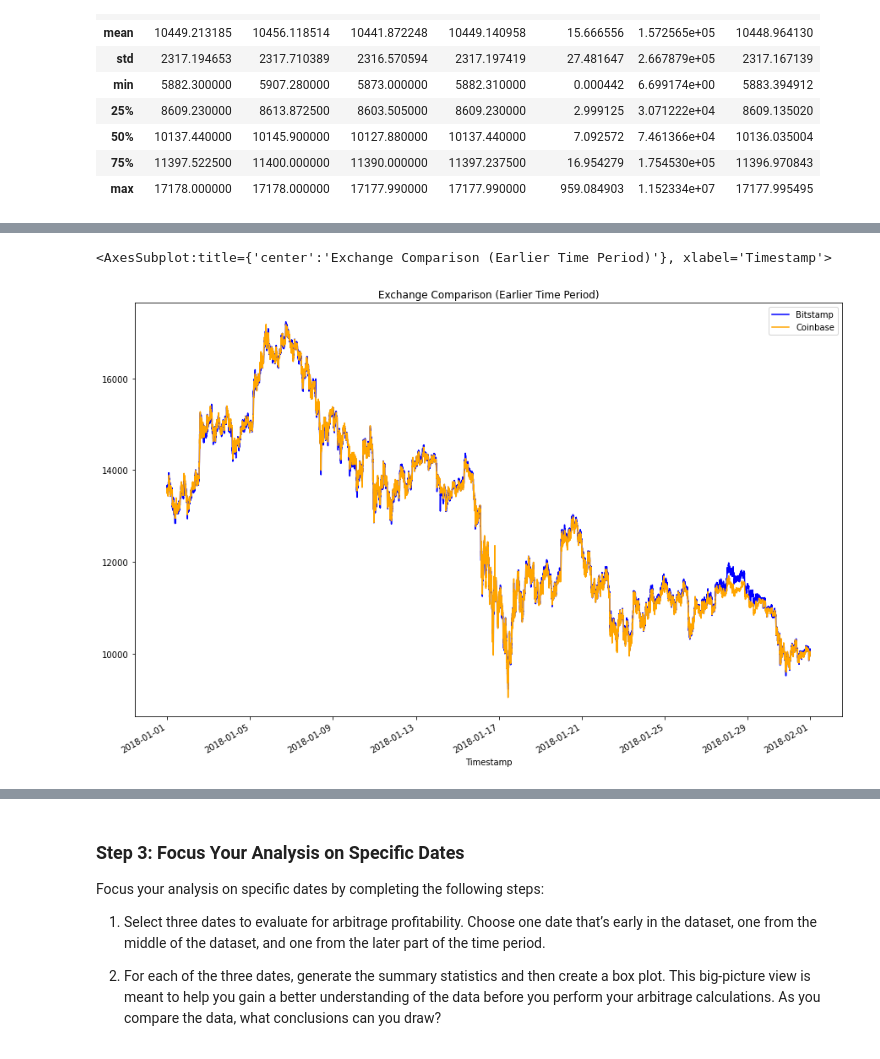
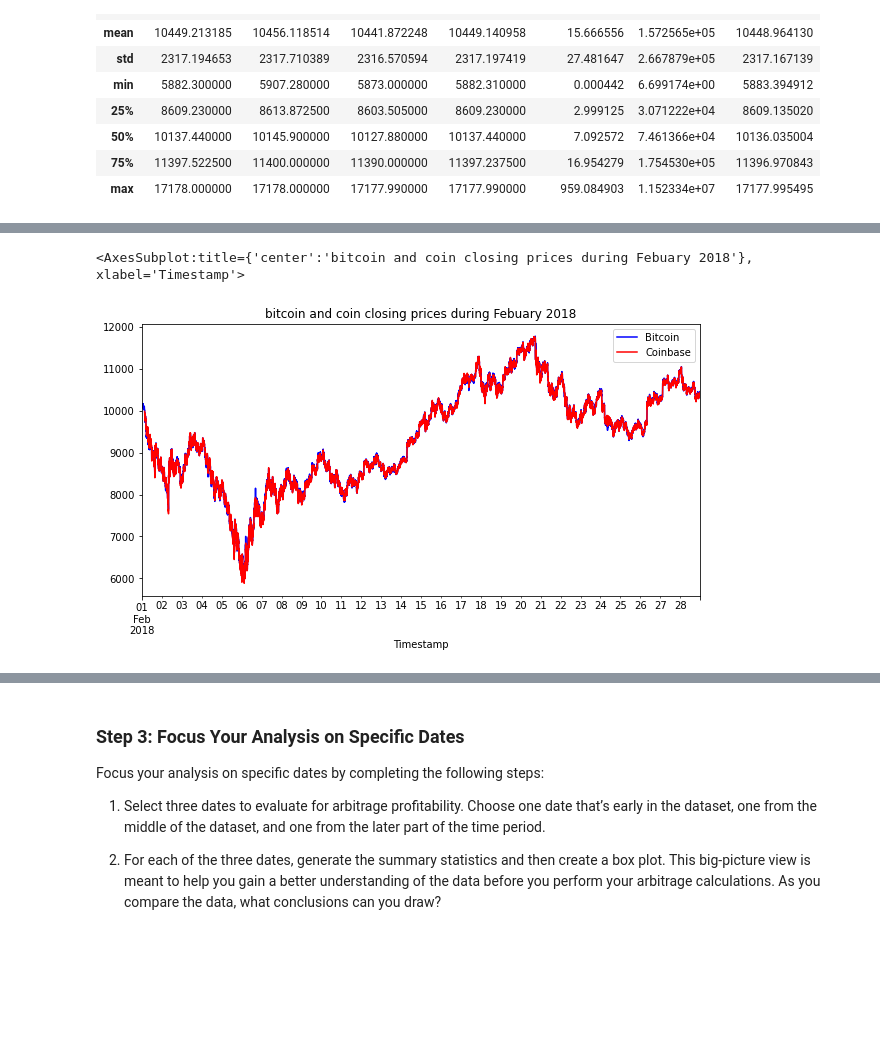
Before and after one commit to flyfishjay/challenge_week_3, a Jupyter notebook: crypto_arbitrage.ipynb, the cells around one changed output, grey strips where cells are left out. Drawn from its saved outputs; the diff is of its cells as text; code cells hidden in the pictures; blank space fills up the shorter version.

```diff
--- a/crypto_arbitrage.ipynb
+++ b/crypto_arbitrage.ipynb
@@ -303,11 +301,13 @@ coinbase.describe()
 # %%
 # Using the loc and plot functions, create an overlay plot that visualizes
 # the price action of both DataFrames for a one month period early in the dataset
 # Be sure to include the parameters: legend, figure size, title, and color and label
 # YOUR CODE HERE
+bitstamp_sliced.loc['2018-02-01':'2018-02-28'].plot(legend =True, title ='bitcoin and coin closing prices during Febuary 2018', figsize=(12,6), color = 'blue', label="Bitcoin")
+coinbase_sliced.loc['2018-02-01':'2018-02-28'].plot(legend = True, figsize =(10,5), color = "red", label = 'Coinbase')
 # %% [output]
-<AxesSubplot:title={'center':'Exchange Comparison (Earlier Time Period)'}, xlabel='Timestamp'>
+<AxesSubplot:title={'center':'bitcoin and coin closing prices during Febuary 2018'}, xlabel='Timestamp'>
-[figure, old version]
+[figure, new version]
 # %%
 # Using the loc and plot functions, create an overlay plot that visualizes
 # the price action of both DataFrames for a one month period later in the dataset
```
Also changed, not shown: parts of 25 cells of this notebook.
